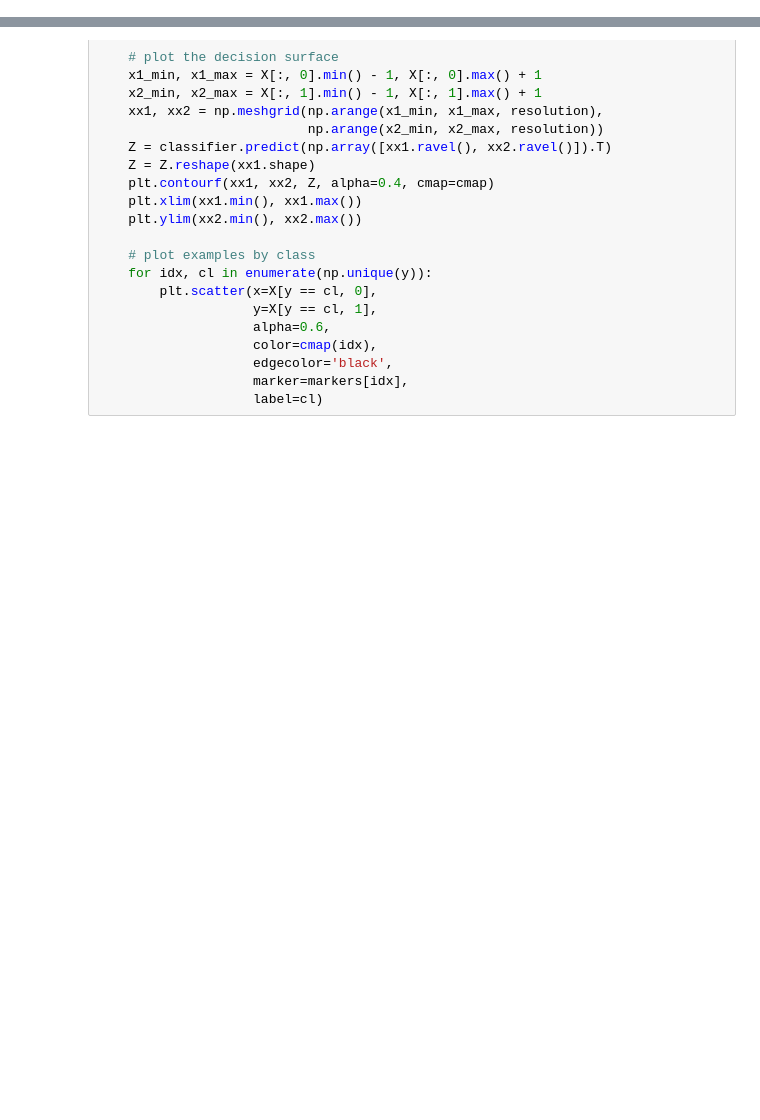
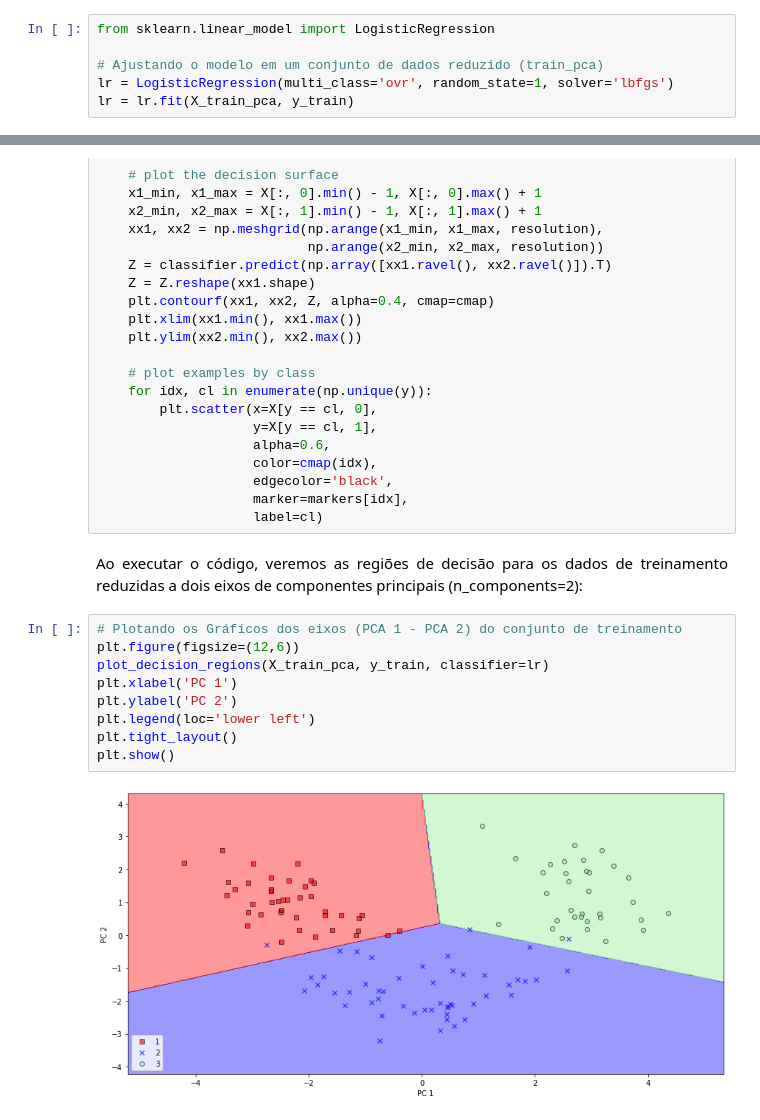
Before and after one commit to willianpina/Machine_Learning_Studies, a Jupyter notebook: Compreendendo os dados via redução de dimensionalidade.ipynb, the cells around one changed output, grey strips where cells are left out. Saved outputs shown, nothing was run; the diff lists cells and outputs as text; blank space fills up the shorter version.

Commit message:
Análise de componentes principais versus análise discriminante linear

```diff
--- a/Compreendendo os dados via redução de dimensionalidade.ipynb
+++ b/Compreendendo os dados via redução de dimensionalidade.ipynb
@@ -217,6 +218,12 @@ plt.ylabel('PC 2')
 plt.show()
 # %% [output]
 [figure]
+# %%
+from sklearn.linear_model import LogisticRegression
+
+# Ajustando o modelo em um conjunto de dados reduzido (train_pca)
+lr = LogisticRegression(multi_class='ovr', random_state=1, solver='lbfgs')
+lr = lr.fit(X_train_pca, y_train)
 # %%
 # Função Região de Decisão
 from matplotlib.colors import ListedColormap
@@ -248,3 +255,16 @@ def plot_decision_regions(X, y, classifier, resolution=0.02):
                     edgecolor='black',
                     marker=markers[idx],
                     label=cl)
+# %% [markdown]
+<p align='justify'>Ao executar o código, veremos as regiões de decisão para os dados de treinamento reduzidas a dois eixos de componentes principais (n_components=2):</p>
+# %%
+# Plotando os Gráficos dos eixos (PCA 1 - PCA 2) do conjunto de treinamento
+plt.figure(figsize=(12,6))
+plot_decision_regions(X_train_pca, y_train, classifier=lr)
+plt.xlabel('PC 1')
+plt.ylabel('PC 2')
+plt.legend(loc='lower left')
+plt.tight_layout()
+plt.show()
+# %% [output]
+[figure, added]
```
Also changed, not shown: parts of 10 cells of this notebook.
